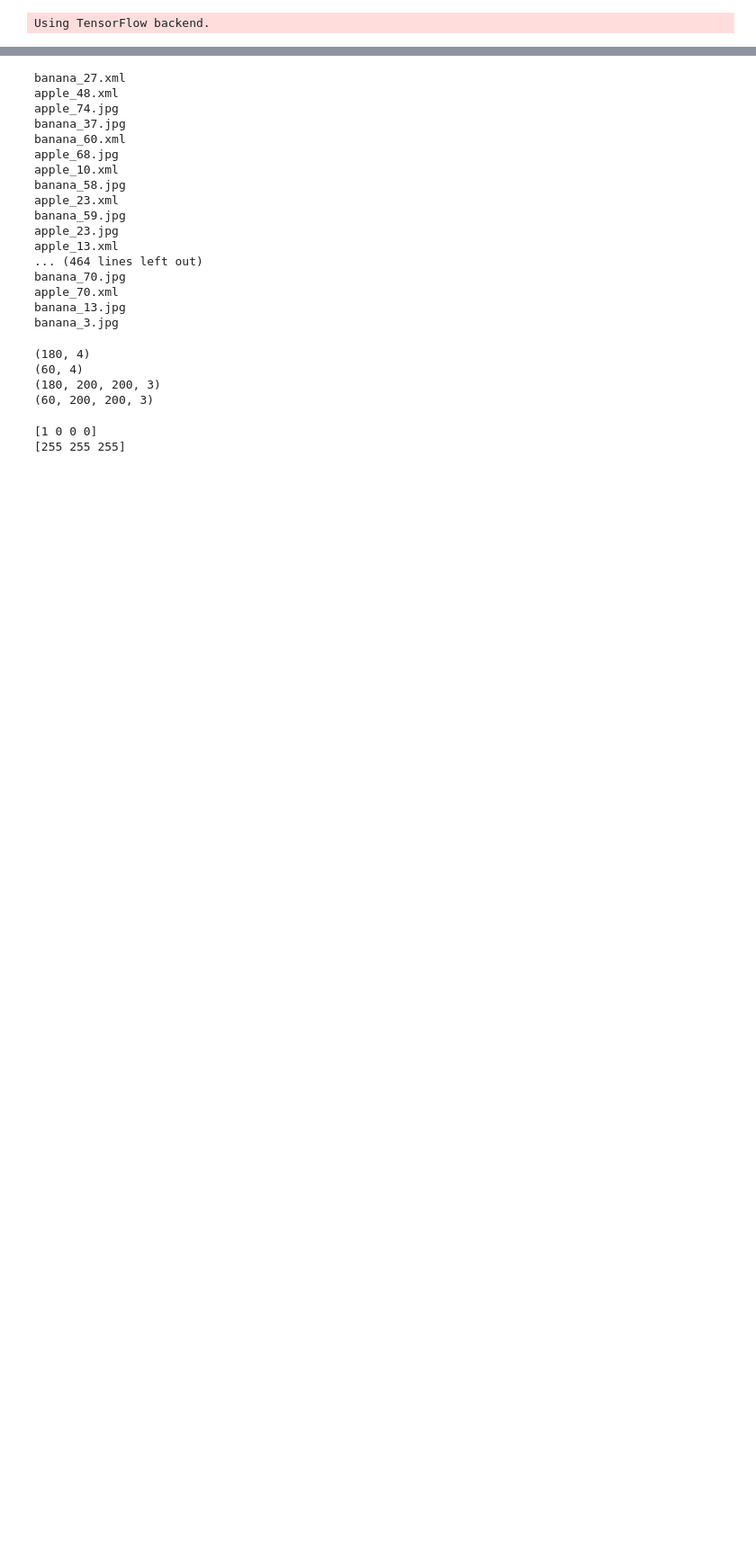
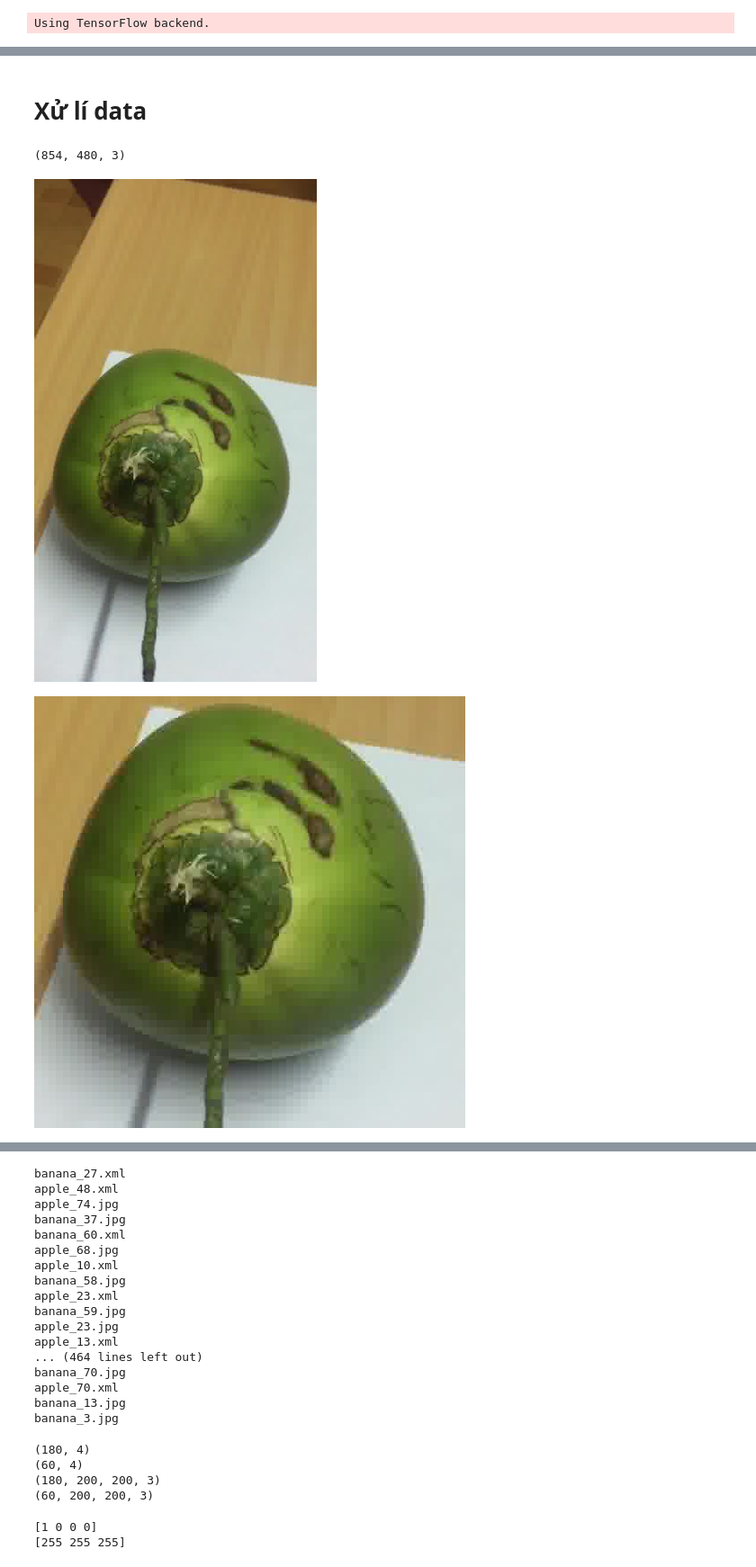
Before and after one commit to Pxtri2156/Project-machine-learning, a Jupyter notebook: Fruit_Recognition_.ipynb, the cells around one changed output, grey strips where cells are left out. Shown at 90% size. Cells and saved outputs as stored; diff of their text form; code cells hidden in the pictures; blank space fills up the shorter version.

```diff
--- a/Fruit_Recognition_.ipynb
+++ b/Fruit_Recognition_.ipynb
@@ -19,0 +27,2 @@ Using TensorFlow backend.
+# %% [markdown]
+# **Xử lí data**
@@ -19,0 +47,16 @@ Using TensorFlow backend.
+# %%
+Coconut_path = '/content/drive/My Drive/Datasets/Coconut'
+temp = Coconut_path + '/output4'
+test_path = temp + '/Coconut_fruit157.jpg'
+img = cv2.imread(test_path)
+print(img.shape)
+cv2_imshow(img)
+img =  img[280:760,0:-1, :]
+print('\n')
+cv2_imshow(img)
+
+#cv2.imwrite(test_path ,img)
+# %% [output]
+(854, 480, 3)
+[figure, added]
+[figure, added]
```
Also changed, not shown: parts of 13 cells of this notebook.
